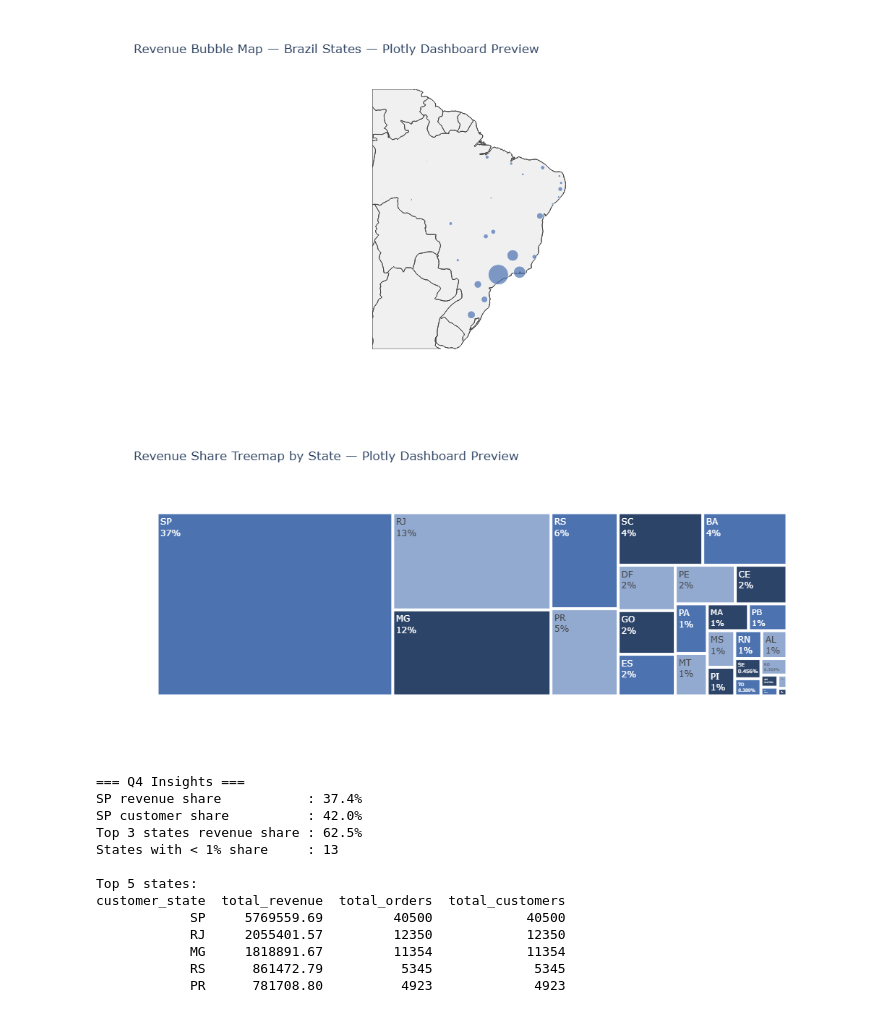
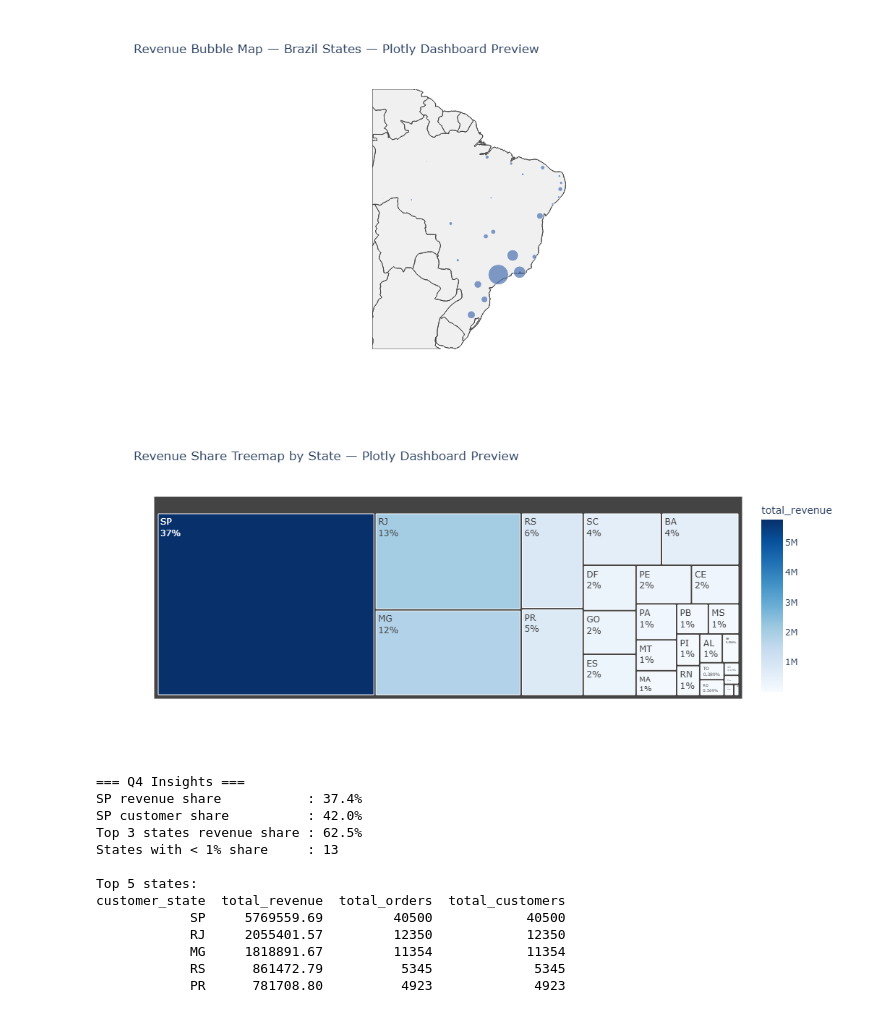
Before and after one commit to tommyalba/data_analysis_project-dicoding, a Jupyter notebook: notebook.ipynb, the cells around one changed output. Cells and saved outputs as stored; diff of their text form; code cells hidden in the pictures.

```diff
--- a/notebook.ipynb
+++ b/notebook.ipynb
@@ -1331,17 +1328,18 @@ fig_q4.show()
 # %%
 # ── Plotly — treemap of revenue share by state ──────────────────────────────
 fig_q4b = px.treemap(
     state_revenue,
     path=['customer_state'],
     values='total_revenue',
-    color_discrete_sequence=[BRAND_COLOR],
+    color='total_revenue',
+    color_continuous_scale='Blues',
     title='Revenue Share Treemap by State — Plotly Dashboard Preview',
     template=PLOTLY_TEMPLATE, height=460,
 )
 fig_q4b.update_traces(textinfo='label+percent root')
 fig_q4b.show()
 # %% [output]
-[figure, old version]
+[figure, new version]
 # %%
 # ── Insight summary ─────────────────────────────────────────────────────────
 total_rev = state_revenue['total_revenue'].sum()
```
Also changed, not shown: parts of 6 cells of this notebook, 2 other files.
